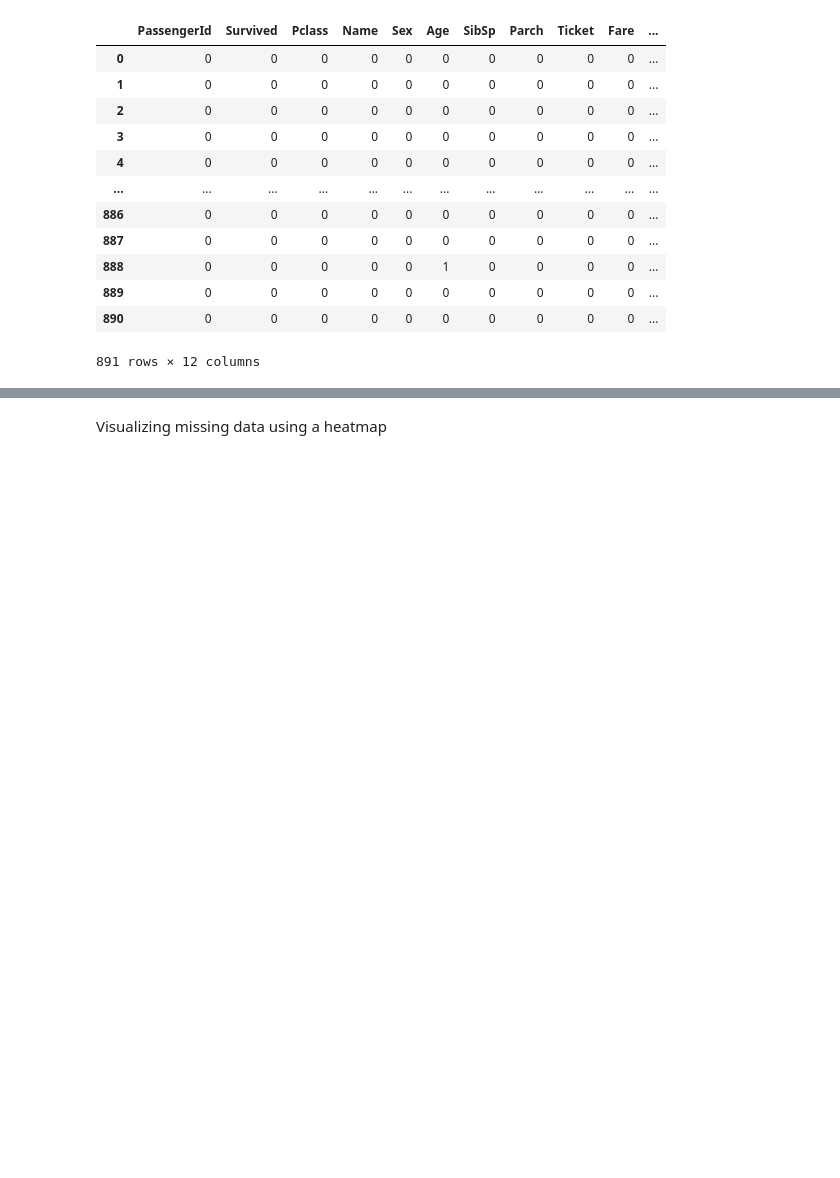
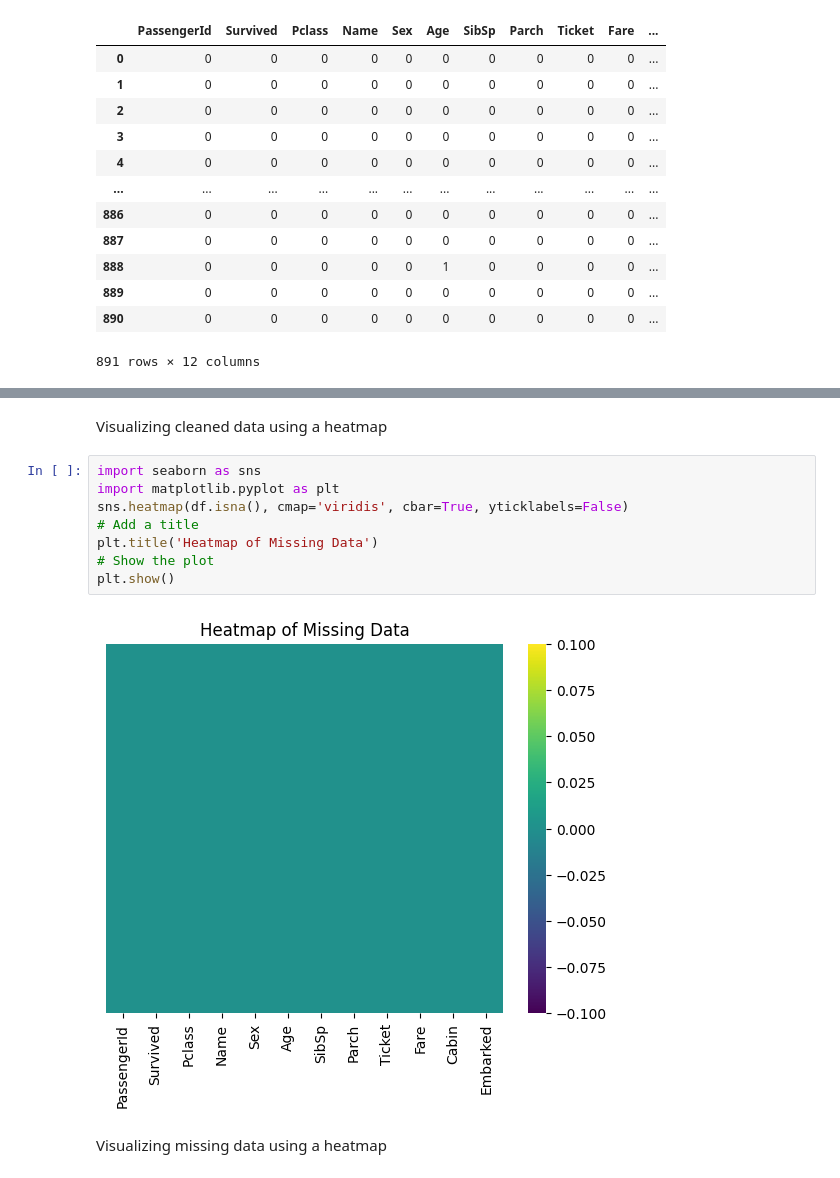
Before and after one commit to Manjosh-Lilhare/5th-sem-Practicals, a Jupyter notebook: DA Practicals/Codes/Practical1.ipynb, the cells around one changed output, grey strips where cells are left out. Drawn from its saved outputs; the diff is of its cells as text; blank space fills up the shorter version.

```diff
--- a/DA Practicals/Codes/Practical1.ipynb
+++ b/DA Practicals/Codes/Practical1.ipynb
@@ -105,3 +150,15 @@ df.isna().astype(int)
+# %% [markdown]
+Visualizing cleaned data using a heatmap
+# %%
+import seaborn as sns
+import matplotlib.pyplot as plt
+sns.heatmap(df.isna(), cmap='viridis', cbar=True, yticklabels=False)
+# Add a title
+plt.title('Heatmap of Missing Data')
+# Show the plot
+plt.show()
+# %% [output]
+[figure, added]
 # %% [markdown]
 Visualizing missing data using a heatmap
 # %%
```
Also changed, not shown: parts of 15 cells of this notebook, 2 other files.
